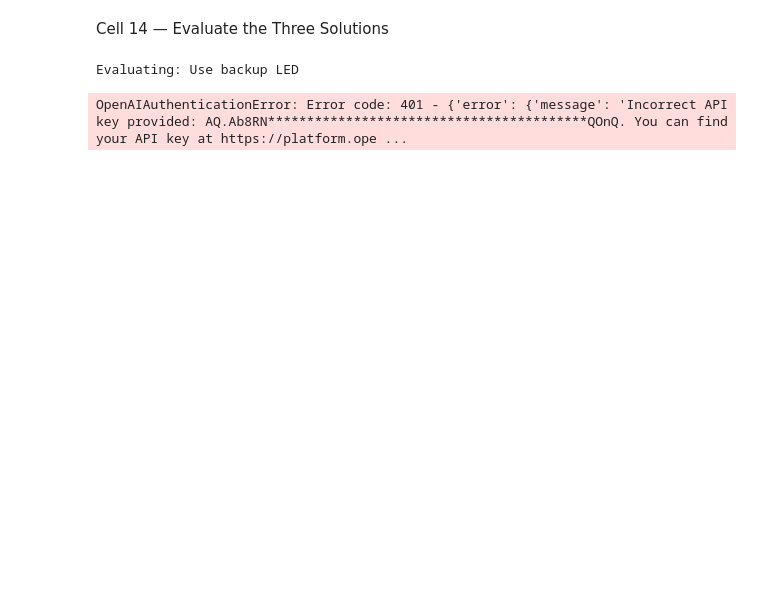
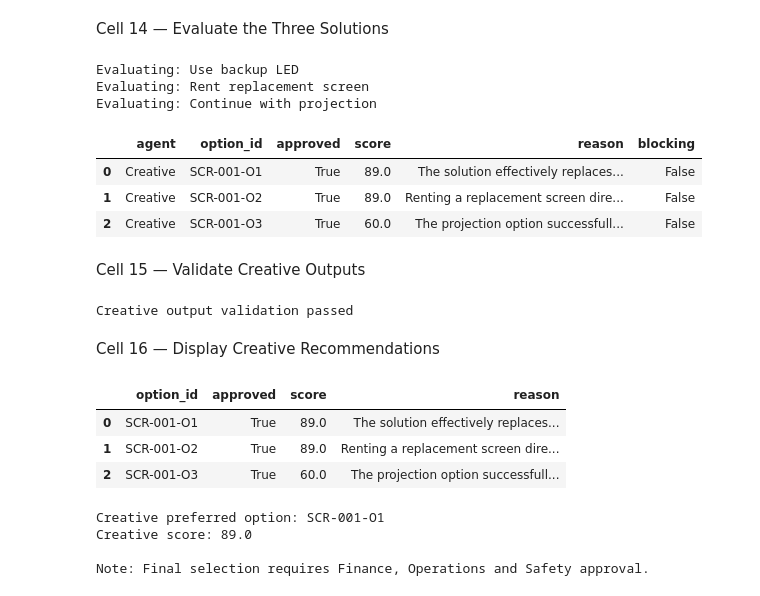
Before and after one commit to RENADBHAI/Agentic-X, a Jupyter notebook: notebooks/01_Environment_Intelligence.ipynb, the cells around one changed output. Drawn from its saved outputs; the diff is of its cells as text; code cells hidden in the pictures; blank space fills up the shorter version.

```diff
--- a/notebooks/01_Environment_Intelligence.ipynb
+++ b/notebooks/01_Environment_Intelligence.ipynb
@@ -330,9 +403,12 @@ LLM configuration completed
 # %% [markdown]
 Cell 13 — Initialize Creative Agent
 # %%
+import importlib
+import agents.creative as creative_module
 
-creative_agent = CreativeAgent()
+importlib.reload(creative_module)
 
-print("Agent initialized:", creative_agent.name)
-print("Agent type: LLM-powered deliberative agent")
+creative_agent = creative_module.CreativeAgent()
+
+print("Creative Agent initialized with Gemini")
 # %% [output]
@@ -362,4 +437,73 @@ results_df = pd.DataFrame(creative_results)
 display(results_df)
 # %% [output]
 Evaluating: Use backup LED
+Evaluating: Rent replacement screen
+Evaluating: Continue with projection
-OpenAIAuthenticationError: Error code: 401 - {'error': {'message': 'Incorrect API key provided: AQ.Ab8RN*****************************************QOnQ. You can find your API key at https://platform.ope ...
+|  | agent | option_id | approved | score | reason | blocking |
+| 0 | Creative | SCR-001-O1 | True | 89.0 | The solution effectively replaces... | False |
+| 1 | Creative | SCR-001-O2 | True | 89.0 | Renting a replacement screen dire... | False |
+| 2 | Creative | SCR-001-O3 | True | 60.0 | The projection option successfull... | False |
+# %% [markdown]
+Cell 15 — Validate Creative Outputs
+# %%
+
+assert len(results_df) == len(options)
+
+assert results_df["option_id"].is_unique
+
+assert results_df["score"].between(0, 100).all()
+
+assert results_df["reason"].notna().all()
+
+assert (
+    results_df["agent"] == "Creative"
+).all()
+
+print("Creative output validation passed")
+# %% [output]
+Creative output validation passed
+# %% [markdown]
+Cell 16 — Display Creative Recommendations
+# %%
+
+ranked_results = results_df.sort_values(
+    by="score",
+    ascending=False
+)
+
+display(
+    ranked_results[
+        [
+            "option_id",
+            "approved",
+            "score",
+            "reason"
+        ]
+    ]
+)
+
+approved_results = ranked_results[
+    ranked_results["approved"]
+]
+
+if approved_results.empty:
+    print("Creative did not approve any solution.")
+else:
+    best = approved_results.iloc[0]
+
+    print("Creative preferred option:", best["option_id"])
+    print("Creative score:", best["score"])
+
+print(
+    "\nNote: Final selection requires Finance, "
+    "Operations and Safety approval."
+)
+# %% [output]
+|  | option_id | approved | score | reason |
+| 0 | SCR-001-O1 | True | 89.0 | The solution effectively replaces... |
+| 1 | SCR-001-O2 | True | 89.0 | Renting a replacement screen dire... |
+| 2 | SCR-001-O3 | True | 60.0 | The projection option successfull... |
+Creative preferred option: SCR-001-O1
+Creative score: 89.0
+
+Note: Final selection requires Finance, Operations and Safety approval.
```
Also changed, not shown: parts of 8 cells of this notebook.
